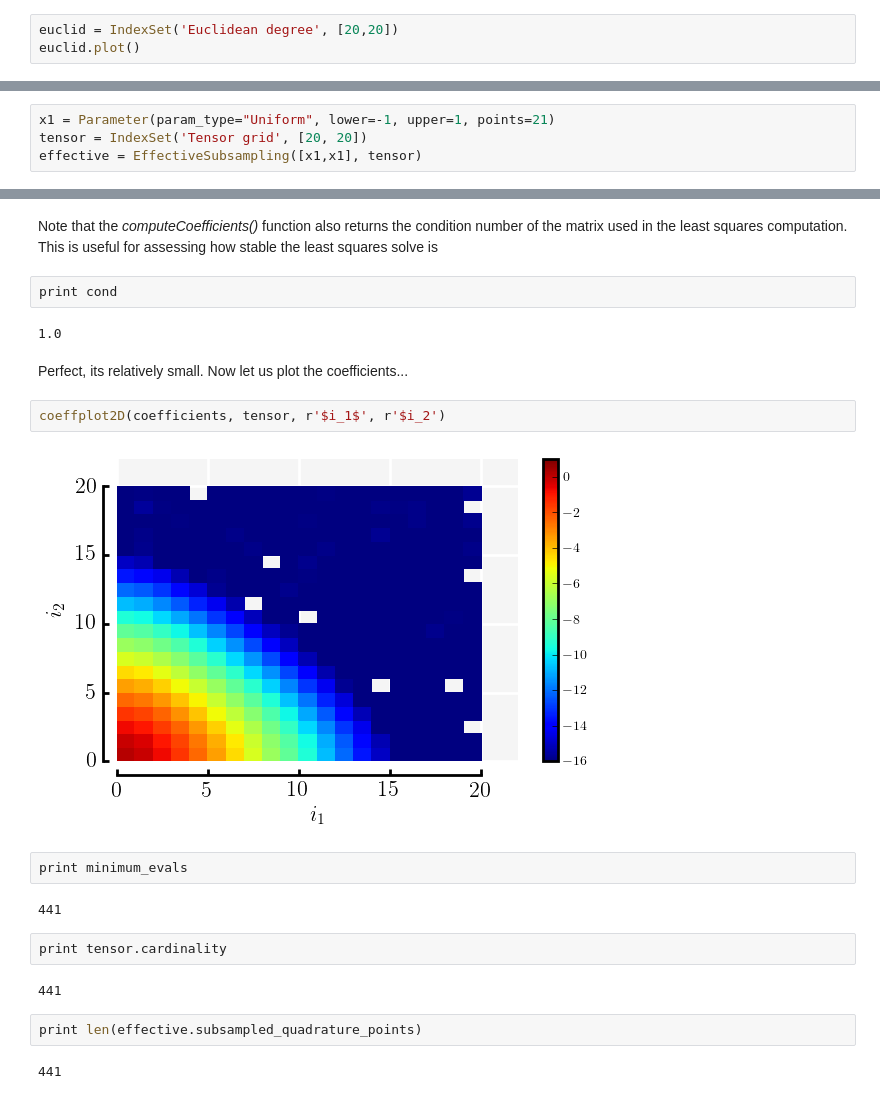
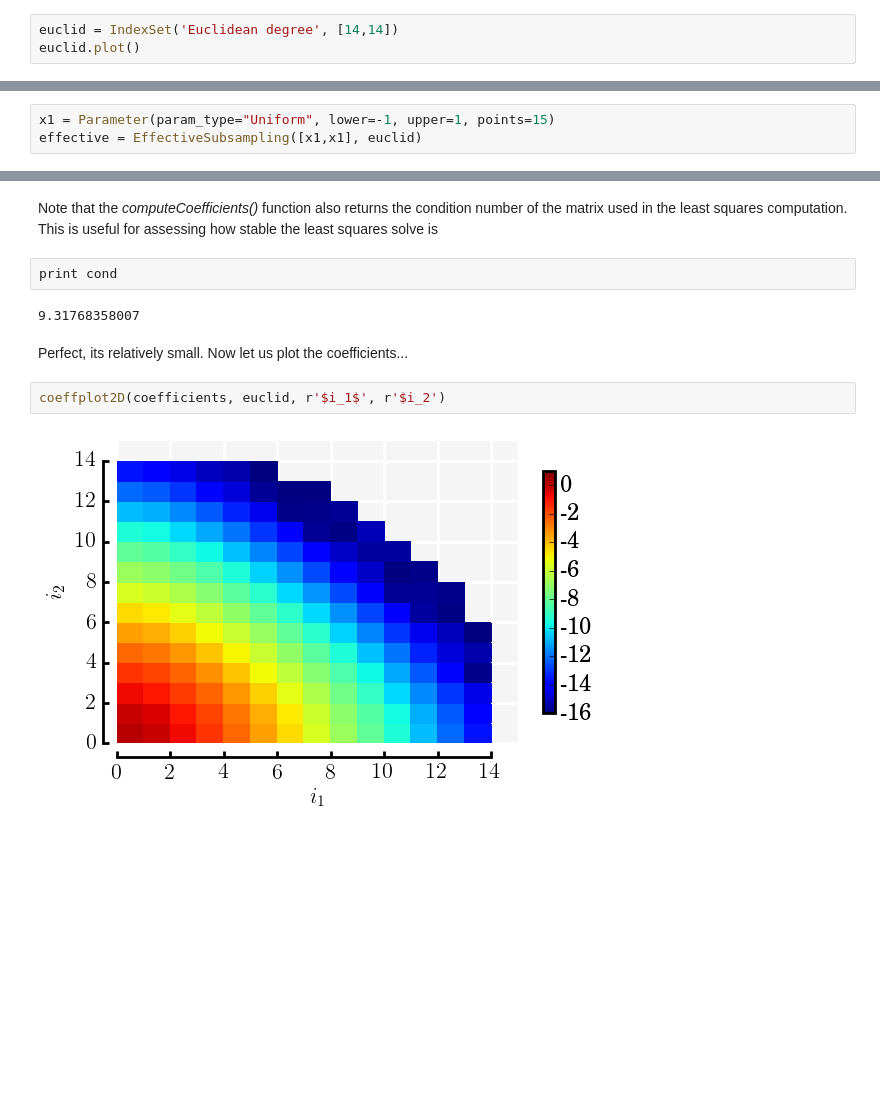
Before and after one commit to equadratures/equadratures, a Jupyter notebook: ipython-notebooks/Euclidean.ipynb, the cells around one changed output, grey strips where cells are left out. Cells and saved outputs as stored; diff of their text form; blank space fills up the shorter version.

Commit message:
working Euclidean! (prior to sorting)

```diff
--- a/ipython-notebooks/Euclidean.ipynb
+++ b/ipython-notebooks/Euclidean.ipynb
@@ -12,6 +12,6 @@ import numpy as np
 # %% [markdown]
 We begin by defining a Euclidean degree index set
 # %%
-euclid = IndexSet('Euclidean degree', [20,20])
+euclid = IndexSet('Euclidean degree', [14,14])
 euclid.plot()
 # %% [output]
@@ -33,7 +33,6 @@ Now set up the basics for subsampling from a tensor grid with order [20,20]. Rem
 # %%
-x1 = Parameter(param_type="Uniform", lower=-1, upper=1, points=21)
-tensor = IndexSet('Tensor grid', [20, 20])
-effective = EffectiveSubsampling([x1,x1], tensor)
+x1 = Parameter(param_type="Uniform", lower=-1, upper=1, points=15)
+effective = EffectiveSubsampling([x1,x1], euclid)
 # %% [markdown]
 Now, we must determine the least number of subsamples at which to evaluate this very complex model. Recall, this will be determined by the number of basis terms.
 # %%
@@ -48,22 +47,10 @@ Note that the *computeCoefficients()* function also returns the condition number
 # %%
 print cond
 # %% [output]
-1.0
+9.31768358007
 # %% [markdown]
 Perfect, its relatively small. Now let us plot the coefficients...
 # %%
-coeffplot2D(coefficients, tensor, r'$i_1$', r'$i_2')
+coeffplot2D(coefficients, euclid, r'$i_1$', r'$i_2')
 # %% [output]
-[figure, old version]
+[figure, new version]
-# %%
-print minimum_evals
-# %% [output]
-441
-# %%
-print tensor.cardinality
-# %% [output]
-441
-# %%
-print len(effective.subsampled_quadrature_points)
-# %% [output]
-441
```
Also changed, not shown: parts of 8 cells of this notebook, 3 other files.
